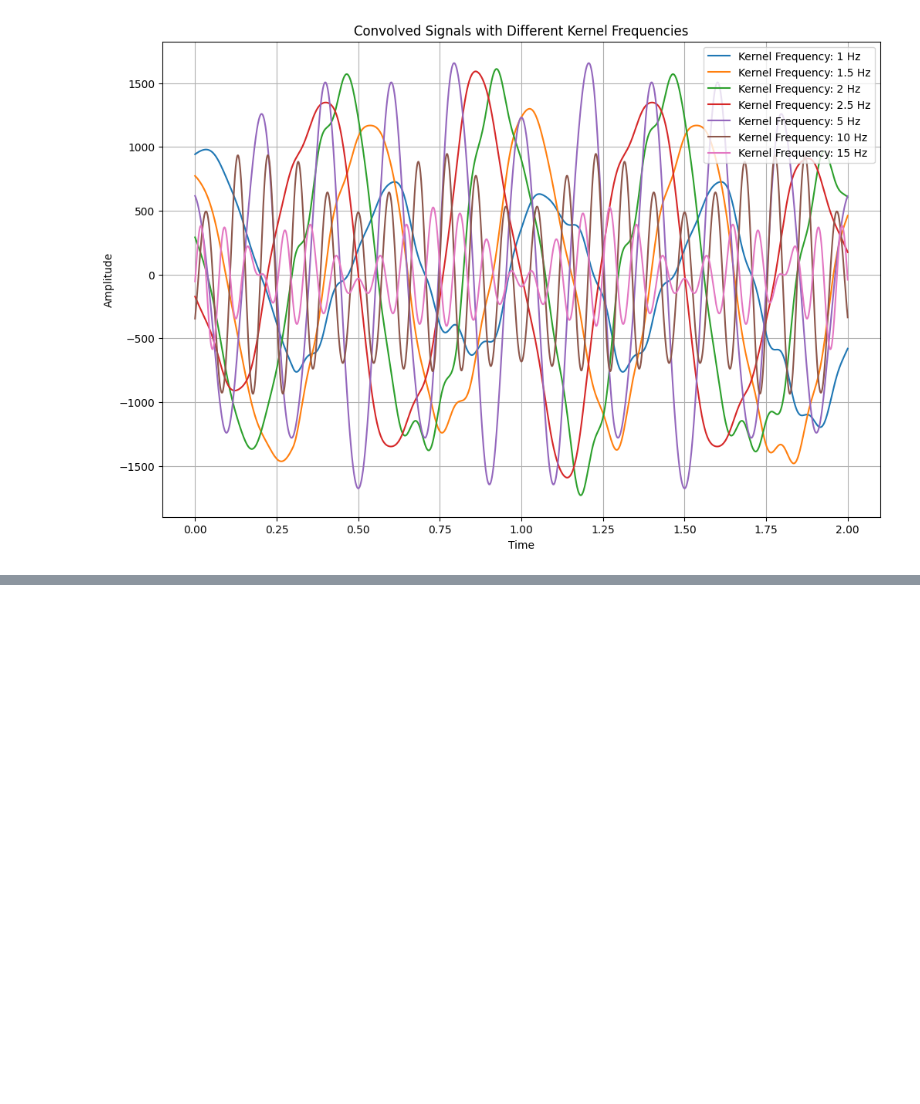
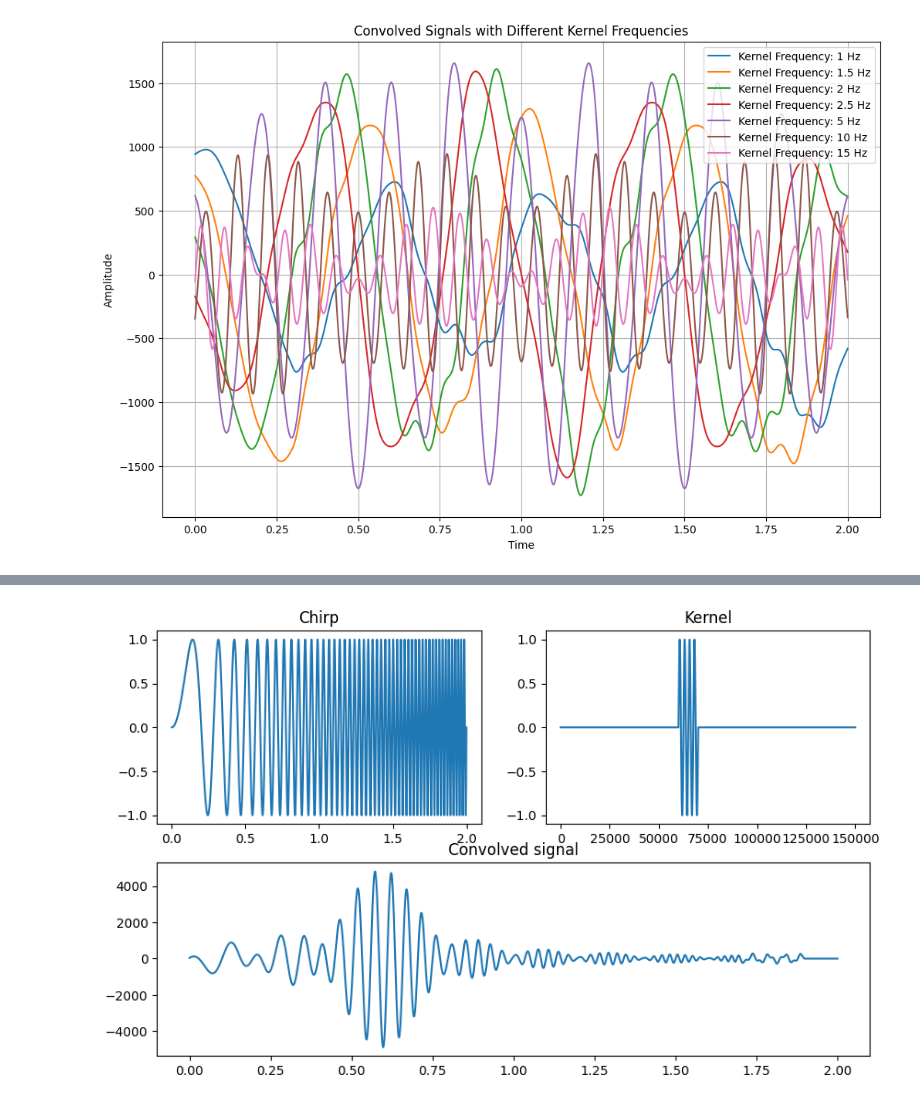
Before and after one commit to J-Guevara12/Procesamiento_digital, a Jupyter notebook: 4_convolution.ipynb, the cells around one changed output, grey strips where cells are left out. Drawn from its saved outputs; the diff is of its cells as text; code cells hidden in the pictures; blank space fills up the shorter version.

```diff
--- a/4_convolution.ipynb
+++ b/4_convolution.ipynb
@@ -78,0 +92,40 @@ plt.show()
+# %%
+import matplotlib.gridspec as gridspec
+
+T = np.linspace(0, 2, 100000)
+
+def sinusoidal_kernel_windowed(f, t_0=0.0, window_width=0.1, t=T):
+    TF = t[-1]
+    kernel = np.zeros(int(1.5*len(t)))
+    i_0 = int(t_0*len(T)/TF)
+    n = int(window_width*len(T)/TF)
+    kernel[i_0:i_0+n] = np.sin(2 * np.pi * f * t[:n])
+    return kernel
+
+def chirp(f_inicial: float = 0, f_final: float= 10, A: float=1.0, t=T):
+  f = np.linspace(f_inicial, f_final, t.size)
+  return A*np.sin(np.pi*t*f)
+
+signal = chirp(f_final=50)
+
+fig = plt.figure(figsize=(10, 6))
+gs = gridspec.GridSpec(2, 2)  # 2 filas, 2 columnas
+
+axs0 = fig.add_subplot(gs[0,0])
+axs0.plot(T, signal)
+axs0.set_title('Chirp')
+
+axs1 = fig.add_subplot(gs[0,1])
+f = 20
+kernel = sinusoidal_kernel_windowed(f, 1.2, window_width=4/f)
+axs1.plot(kernel)
+axs1.set_title("Kernel")
+
+axs2 = fig.add_subplot(gs[1,:])
+convolved_signal = convolve(signal, kernel, mode='same')
+axs2.plot(T, convolved_signal)
+axs2.set_title("Convolved signal")
+
+plt.show()
+# %% [output]
+[figure, added]
```
Also changed, not shown: parts of 3 cells of this notebook.
